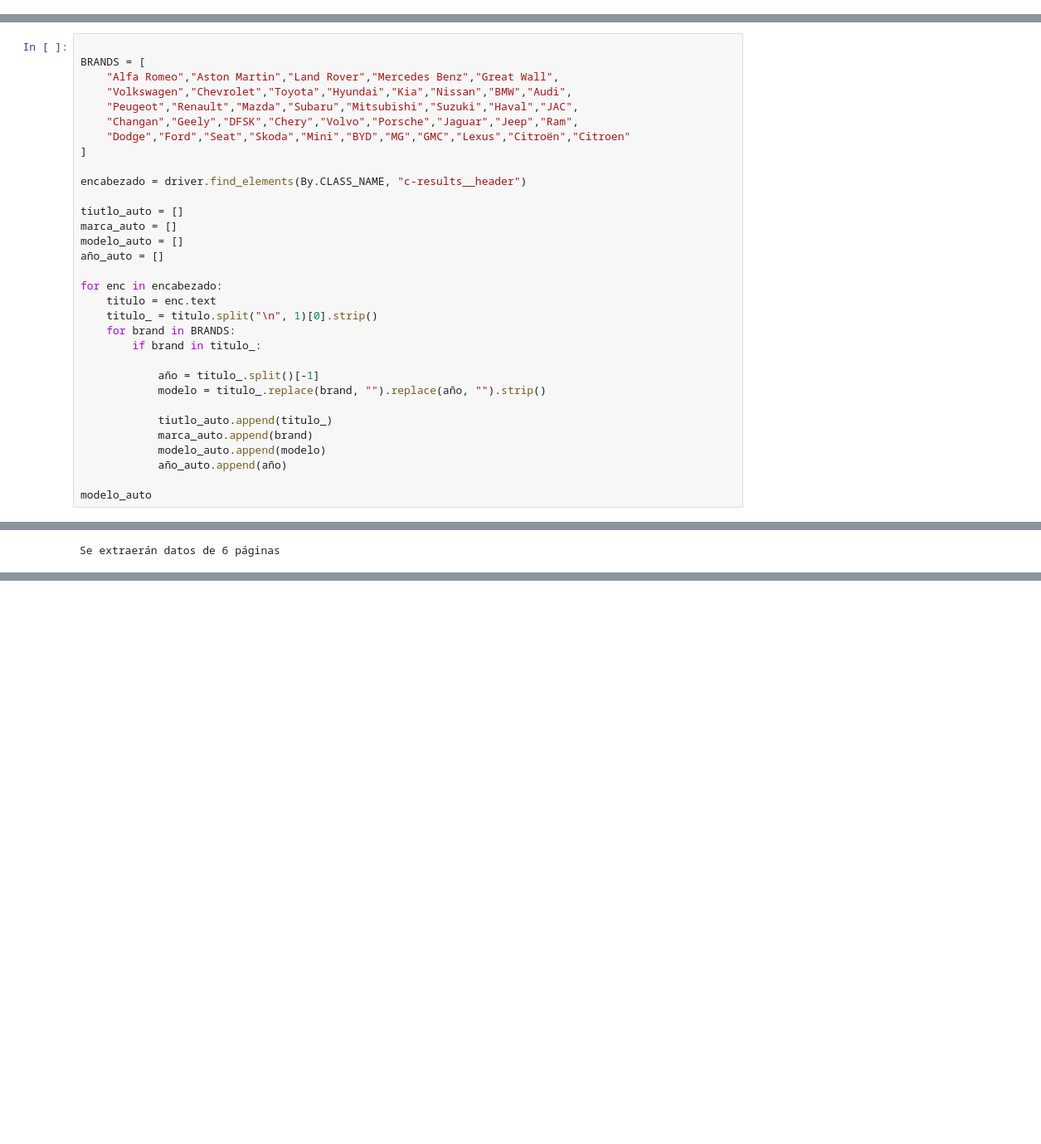
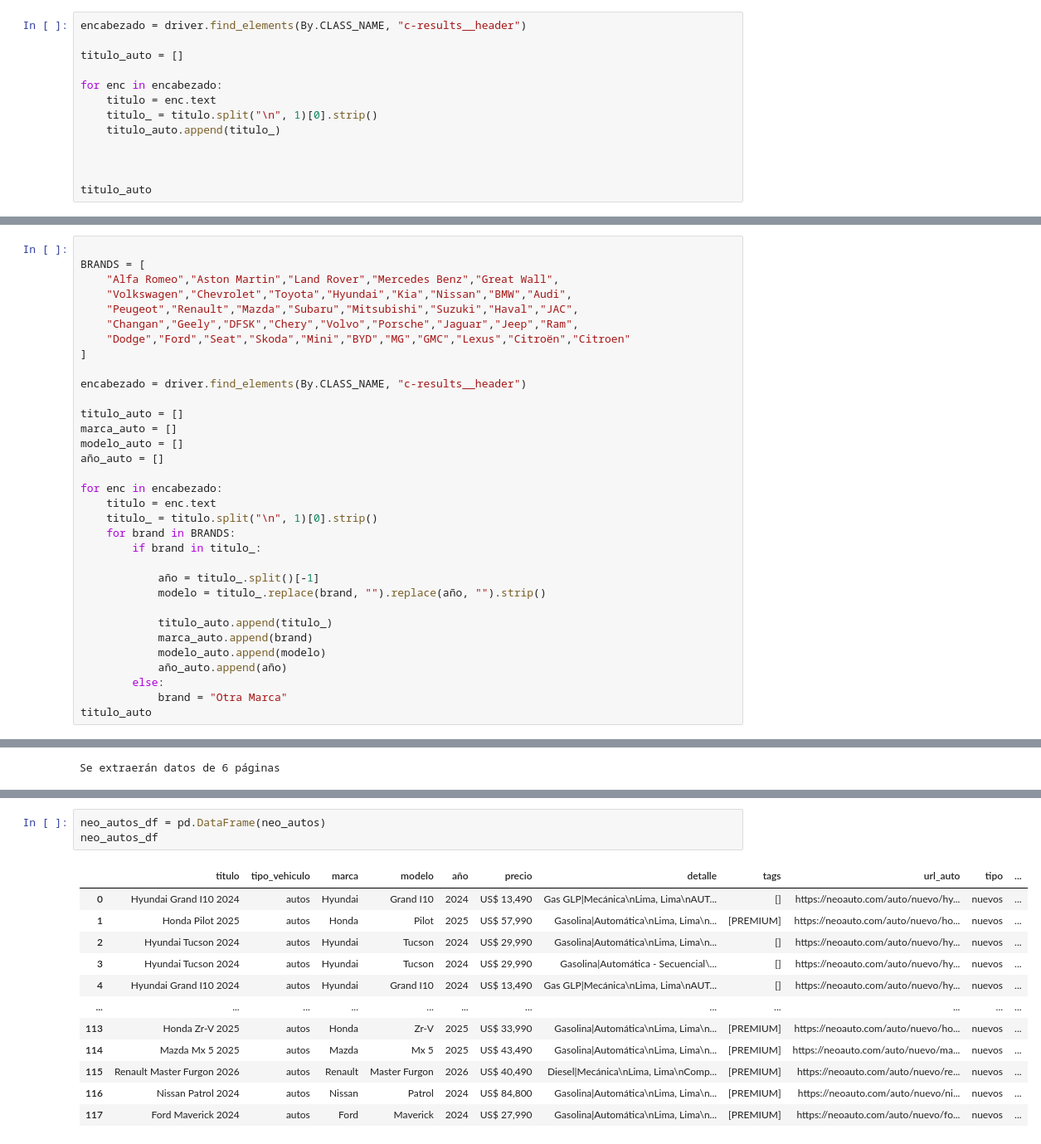
Before and after one commit to RH-007/vehiculos, a Jupyter notebook: src/extraccion.ipynb, the cells around one changed output, grey strips where cells are left out. Shown at 83% size. Drawn from its saved outputs; the diff is of its cells as text; blank space fills up the shorter version.

```diff
--- a/src/extraccion.ipynb
+++ b/src/extraccion.ipynb
@@ -51,0 +60,13 @@ tarejtas
+# %%
+encabezado = driver.find_elements(By.CLASS_NAME, "c-results__header")
+
+titulo_auto = []
+
+for enc in encabezado:
+    titulo = enc.text
+    titulo_ = titulo.split("\n", 1)[0].strip()
+    titulo_auto.append(titulo_)
+
+
+
+titulo_auto
@@ -61,7 +182,7 @@ BRANDS = [
 
 encabezado = driver.find_elements(By.CLASS_NAME, "c-results__header")
 
-tiutlo_auto = []
+titulo_auto = []
 marca_auto = []
 modelo_auto = []
 año_auto = []
@@ -75,10 +196,11 @@ for enc in encabezado:
             año = titulo_.split()[-1]
             modelo = titulo_.replace(brand, "").replace(año, "").strip()
 
-            tiutlo_auto.append(titulo_)
+            titulo_auto.append(titulo_)
             marca_auto.append(brand)
             modelo_auto.append(modelo)
             año_auto.append(año)
-
-modelo_auto
+        else:
+            brand = "Otra Marca"
+titulo_auto
 # %% [output]
@@ -678,0 +1082,16 @@ sospechosos
+# %%
+neo_autos_df = pd.DataFrame(neo_autos)
+neo_autos_df
+# %% [output]
+|  | titulo | tipo_vehiculo | marca | modelo | año | precio | detalle | tags | url_auto | tipo | ... |
+| 0 | Hyundai Grand I10 2024 | autos | Hyundai | Grand I10 | 2024 | US$ 13,490 | Gas GLP|Mecánica\nLima, Lima\nAUT... | [] | https://neoauto.com/auto/nuevo/hy... | nuevos | ... |
+| 1 | Honda Pilot 2025 | autos | Honda | Pilot | 2025 | US$ 57,990 | Gasolina|Automática\nLima, Lima\n... | [PREMIUM] | https://neoauto.com/auto/nuevo/ho... | nuevos | ... |
+| 2 | Hyundai Tucson 2024 | autos | Hyundai | Tucson | 2024 | US$ 29,990 | Gasolina|Automática\nLima, Lima\n... | [] | https://neoauto.com/auto/nuevo/hy... | nuevos | ... |
+| 3 | Hyundai Tucson 2024 | autos | Hyundai | Tucson | 2024 | US$ 29,990 | Gasolina|Automática - Secuencial\... | [] | https://neoauto.com/auto/nuevo/hy... | nuevos | ... |
+| 4 | Hyundai Grand I10 2024 | autos | Hyundai | Grand I10 | 2024 | US$ 13,490 | Gas GLP|Mecánica\nLima, Lima\nAUT... | [] | https://neoauto.com/auto/nuevo/hy... | nuevos | ... |
+| ... | ... | ... | ... | ... | ... | ... | ... | ... | ... | ... | ... |
+| 113 | Honda Zr-V 2025 | autos | Honda | Zr-V | 2025 | US$ 33,990 | Gasolina|Automática\nLima, Lima\n... | [PREMIUM] | https://neoauto.com/auto/nuevo/ho... | nuevos | ... |
+| 114 | Mazda Mx 5 2025 | autos | Mazda | Mx 5 | 2025 | US$ 43,490 | Gasolina|Automática\nLima, Lima\n... | [PREMIUM] | https://neoauto.com/auto/nuevo/ma... | nuevos | ... |
+| 115 | Renault Master Furgon 2026 | autos | Renault | Master Furgon | 2026 | US$ 40,490 | Diesel|Mecánica\nLima, Lima\nComp... | [PREMIUM] | https://neoauto.com/auto/nuevo/re... | nuevos | ... |
+| 116 | Nissan Patrol 2024 | autos | Nissan | Patrol | 2024 | US$ 84,800 | Gasolina|Automática\nLima, Lima\n... | [PREMIUM] | https://neoauto.com/auto/nuevo/ni... | nuevos | ... |
+| 117 | Ford Maverick 2024 | autos | Ford | Maverick | 2024 | US$ 27,990 | Gasolina|Automática\nLima, Lima\n... | [PREMIUM] | https://neoauto.com/auto/nuevo/fo... | nuevos | ... |
```
Also changed, not shown: parts of 35 cells of this notebook, 9 other files.
